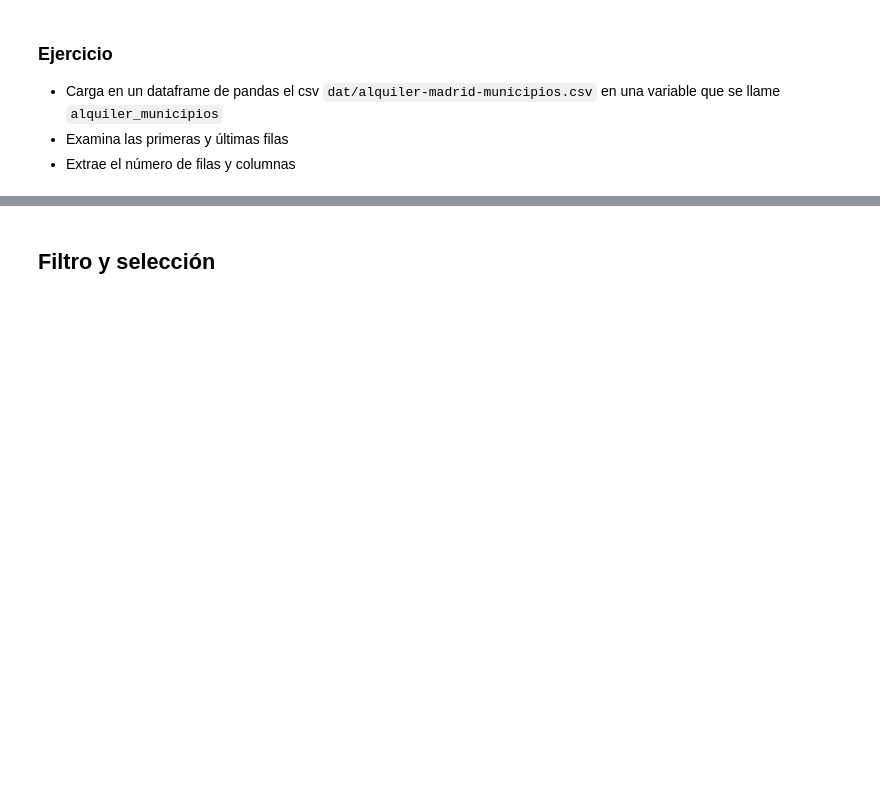
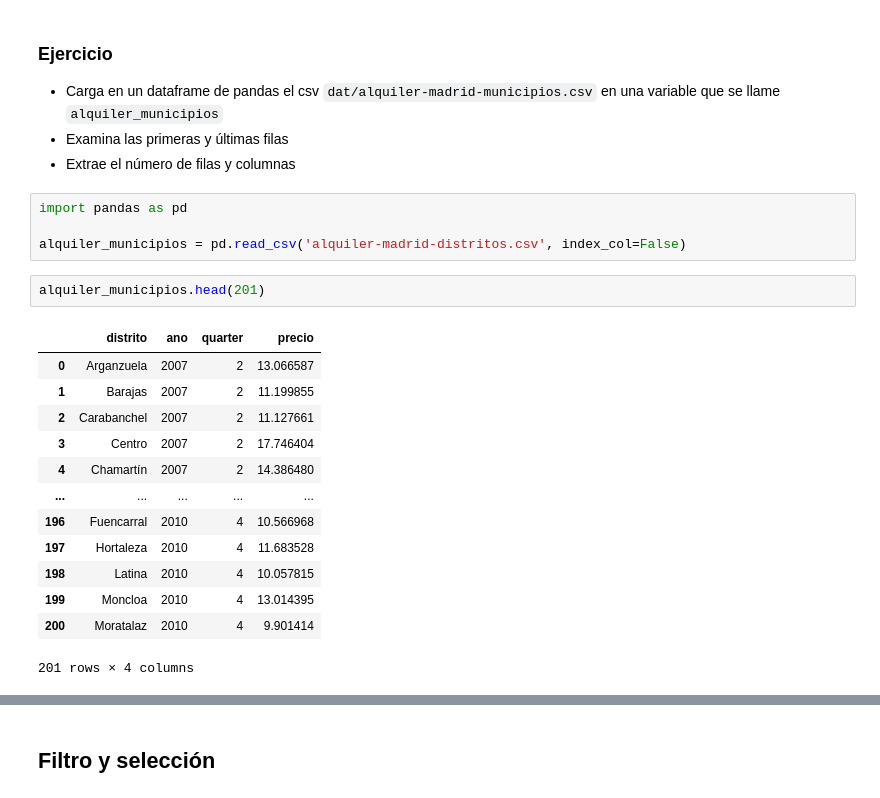
Before and after one commit to lycaballero/Exportaciones, a Jupyter notebook: 02_pandas.ipynb, the cells around one changed output, grey strips where cells are left out. Drawn from its saved outputs; the diff is of its cells as text; blank space fills up the shorter version.

```diff
--- a/02_pandas.ipynb
+++ b/02_pandas.ipynb
@@ -124,3 +129,23 @@ alquiler_nuevo_indice.shape
 * Carga en un dataframe de pandas el csv `dat/alquiler-madrid-municipios.csv` en una variable que se llame `alquiler_municipios`
 * Examina las primeras y últimas filas
 * Extrae el número de filas y columnas
+# %%
+import pandas as pd
+
+alquiler_municipios = pd.read_csv('alquiler-madrid-distritos.csv', index_col=False)
+# %%
+alquiler_municipios.head(201)
+# %% [output]
+|  | distrito | ano | quarter | precio |
+| 0 | Arganzuela | 2007 | 2 | 13.066587 |
+| 1 | Barajas | 2007 | 2 | 11.199855 |
+| 2 | Carabanchel | 2007 | 2 | 11.127661 |
+| 3 | Centro | 2007 | 2 | 17.746404 |
+| 4 | Chamartín | 2007 | 2 | 14.386480 |
+| ... | ... | ... | ... | ... |
+| 196 | Fuencarral | 2010 | 4 | 10.566968 |
+| 197 | Hortaleza | 2010 | 4 | 11.683528 |
+| 198 | Latina | 2010 | 4 | 10.057815 |
+| 199 | Moncloa | 2010 | 4 | 13.014395 |
+| 200 | Moratalaz | 2010 | 4 | 9.901414 |
+201 rows × 4 columns
```
Also changed, not shown: parts of 40 cells of this notebook.
